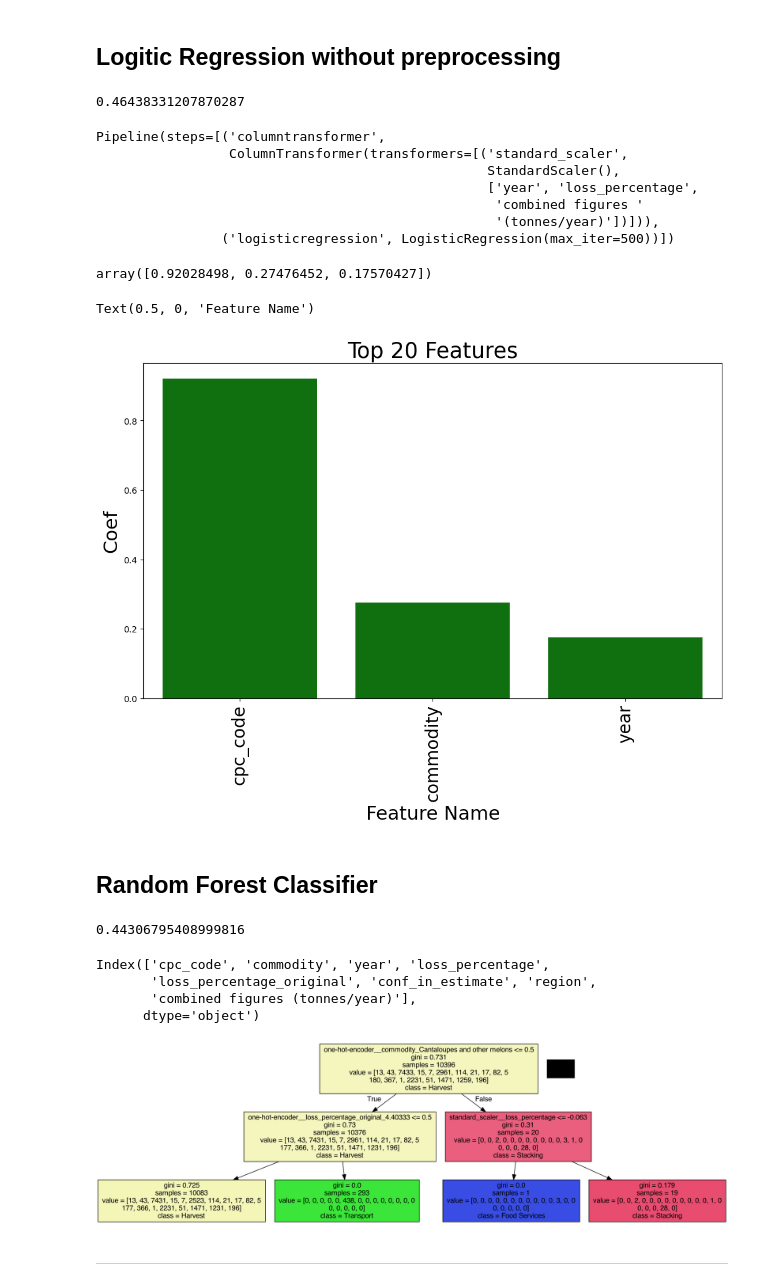
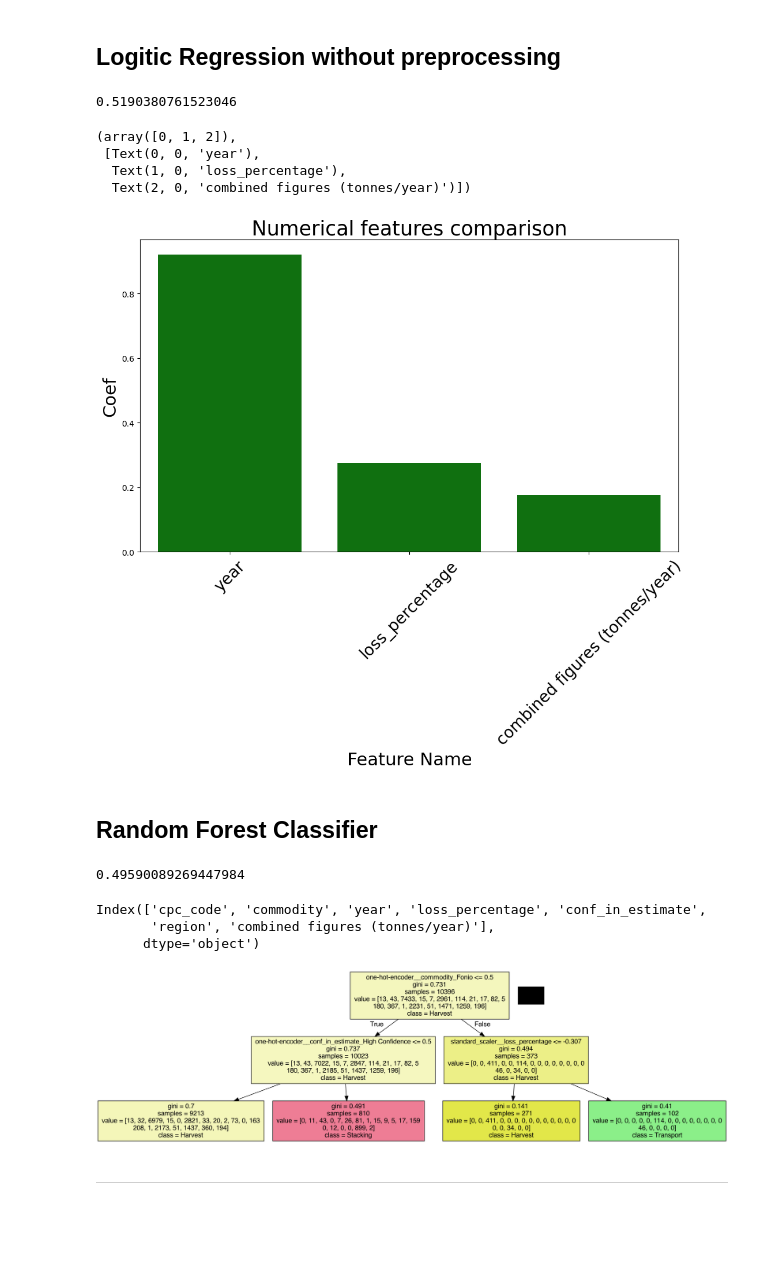
Before and after one commit to AlbertNg02/food-insecurity-prediction, a Jupyter notebook: data_explore.ipynb, the cells around one changed output. Saved outputs shown, nothing was run; the diff lists cells and outputs as text; code cells hidden in the pictures; blank space fills up the shorter version.

Commit message:
update logistic regression

```diff
--- a/data_explore.ipynb
+++ b/data_explore.ipynb
@@ -97,7 +97,7 @@ dtype: object
 # %%
 # Merged data
 data_food_country = pd.merge(data_food,data_country, on='m49_code')
-data_food_country = data_food_country.drop(columns=['m49_code','sample_size','region','cause_of_loss','treatment','activity','method_data_collection','total_kg/capita/year','loss_quantity', 'Country'])
+data_food_country = data_food_country.drop(columns=['m49_code','sample_size','region','cause_of_loss','treatment','activity','method_data_collection','total_kg/capita/year','loss_quantity', 'Country','loss_percentage_original'])
 data_food_country = data_food_country.dropna(subset=['food_supply_stage'])
 # %%
 data_food_country.head()
@@ -324,6 +271,7 @@ numerical_columns = numerical_columns_selector(data)
 numerical_preprocessor = StandardScaler()
 preprocessor_no_one_hot_encoder = ColumnTransformer(
     [
+        ("one-hot-encoder", categorical_preprocessor, categorical_columns),
         ("standard_scaler", numerical_preprocessor, numerical_columns),
     ],
     # remainder='passthrough',
@@ -333,46 +281,35 @@ log_reg_model_no_hot = make_pipeline(preprocessor_no_one_hot_encoder, LogisticRe
 _ = log_reg_model_no_hot.fit(data_train, target_train)
 log_reg_model_no_hot.score(data_test, target_test)
 # %% [output]
-0.46438331207870287
+0.5190380761523046
-# %%
-log_reg_model_no_hot
-# %% [output]
-Pipeline(steps=[('columntransformer',
-                 ColumnTransformer(transformers=[('standard_scaler',
-                                                  StandardScaler(),
-                                                  ['year', 'loss_percentage',
-                                                   'combined figures '
-                                                   '(tonnes/year)'])])),
-                ('logisticregression', LogisticRegression(max_iter=500))])
-# %%
-coefs = log_reg_model_no_hot.steps[1][1].coef_[0].flatten()
-# %%
-coefs
-# %% [output]
-array([0.92028498, 0.27476452, 0.17570427])
 # %%
 import pandas as pd
 # Zip coefficients and names together and make a DataFrame
-zipped = zip(feature_names, coefs)
+zipped = zip(numerical_columns, coefs)
+
 df = pd.DataFrame(zipped, columns=["feature", "value"])
 # Sort the features by the absolute value of their coefficient
 df["abs_value"] = df["value"].apply(lambda x: abs(x))
 df["colors"] = df["value"].apply(lambda x: "green" if x > 0 else "red")
 df = df.sort_values("abs_value", ascending=False)
 
 import seaborn as sns
 fig, ax = plt.subplots(1, 1, figsize=(12, 7))
 sns.barplot(x="feature",
             y="value",
             data=df.head(20),
            palette=df.head(20)["colors"])
 ax.set_xticklabels(ax.get_xticklabels(), rotation=90, fontsize=20)
-ax.set_title("Top 20 Features", fontsize=25)
+ax.set_title("Numerical features comparison", fontsize=25)
 ax.set_ylabel("Coef", fontsize=22)
 ax.set_xlabel("Feature Name", fontsize=22)
+plt.xticks(rotation=45)
 # %% [output]
-Text(0.5, 0, 'Feature Name')
+(array([0, 1, 2]),
+ [Text(0, 0, 'year'),
+  Text(1, 0, 'loss_percentage'),
+  Text(2, 0, 'combined figures (tonnes/year)')])
-[figure, old version]
+[figure, new version]
 # %%
 # stop stop stop
 # %% [markdown]
@@ -385,13 +322,12 @@ rfc_model = make_pipeline(preprocessor, RandomForestClassifier(max_depth=2, rand
 clf = rfc_model.fit(data_train, target_train)
 rfc_model.score(data_test, target_test)
 # %% [output]
-0.44306795408999816
+0.49590089269447984
 # %%
 data_train.columns
 # %% [output]
-Index(['cpc_code', 'commodity', 'year', 'loss_percentage',
-       'loss_percentage_original', 'conf_in_estimate', 'region',
-       'combined figures (tonnes/year)'],
+Index(['cpc_code', 'commodity', 'year', 'loss_percentage', 'conf_in_estimate',
+       'region', 'combined figures (tonnes/year)'],
       dtype='object')
 # %%
 from sklearn.tree import export_graphviz
@@ -415,7 +351,7 @@ dot_data = export_graphviz(tree, feature_names=preprocessed_columns, class_names
 graph = pydotplus.graph_from_dot_data(dot_data)
 Image(graph.create_png())
 # %% [output]
-[figure, old version]
+[figure, new version]
 # %% [markdown]
 ________
 # %% [markdown]
```
Also changed, not shown: parts of 28 cells of this notebook.
